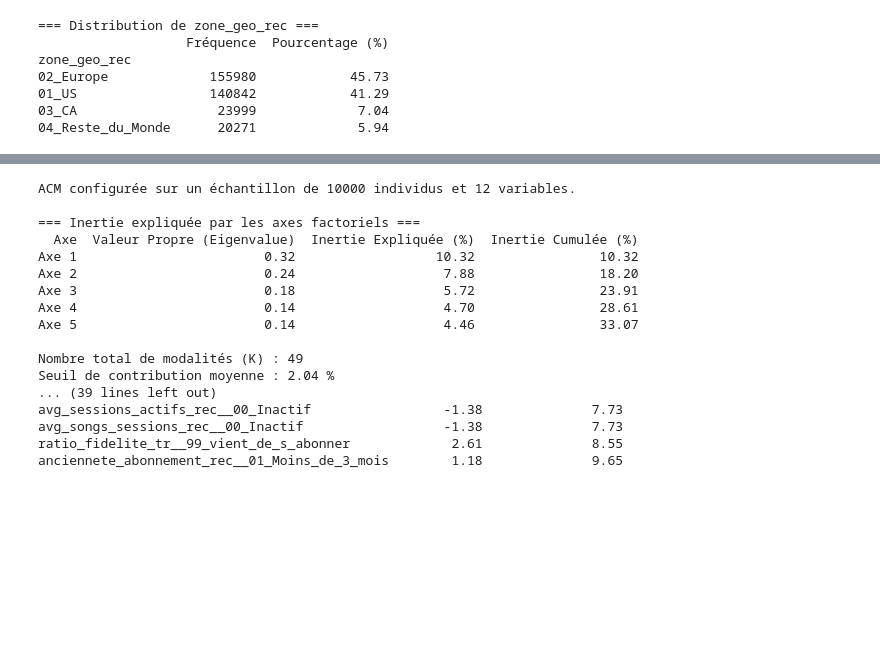
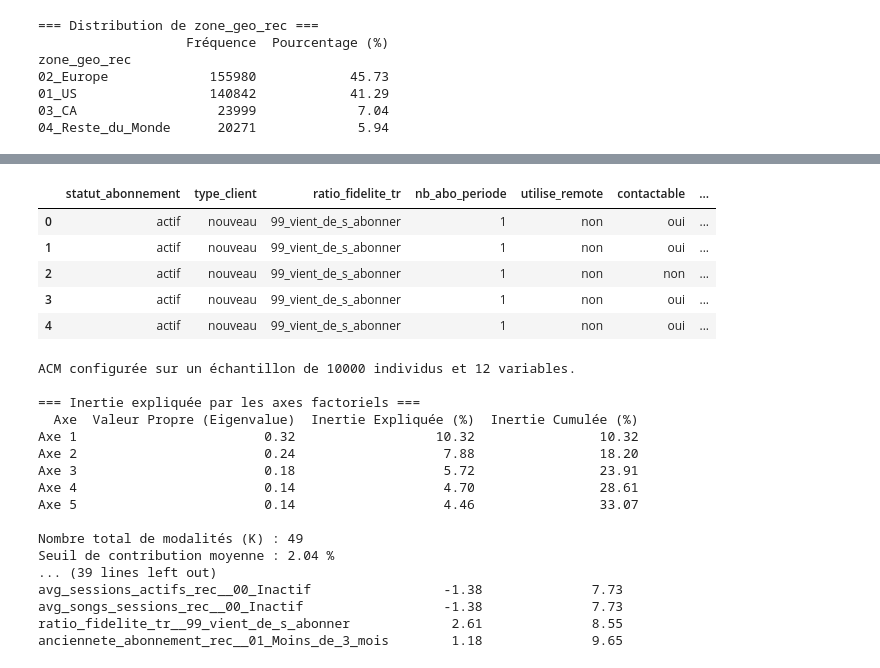
Before and after one commit to sebaarayacastro1/clustering, a Jupyter notebook: notebooks/main.ipynb, the cells around one changed output, grey strips where cells are left out. Saved outputs shown, nothing was run; the diff lists cells and outputs as text; code cells hidden in the pictures; blank space fills up the shorter version.

```diff
--- a/notebooks/main.ipynb
+++ b/notebooks/main.ipynb
@@ -819,6 +819,7 @@ zone_geo_rec
 # - Variables sans pouvoir explicatif (modalité quasi-unique / variance nulle)
 vars_a_supprimer = [
     # Variables recodées
+    'id_anonyme',
     'anciennete_client_tr',
     'anciennete_abonnement_tr',
     'methode_paiement',
@@ -877,5 +879,12 @@ for var in var_quali:
 # %%
-data_clean.info()
+data_clean.head()
+# %% [output]
+|  | statut_abonnement | type_client | ratio_fidelite_tr | nb_abo_periode | utilise_remote | contactable | ... |
+| 0 | actif | nouveau | 99_vient_de_s_abonner | 1 | non | oui | ... |
+| 1 | actif | nouveau | 99_vient_de_s_abonner | 1 | non | oui | ... |
+| 2 | actif | nouveau | 99_vient_de_s_abonner | 1 | non | non | ... |
+| 3 | actif | nouveau | 99_vient_de_s_abonner | 1 | non | oui | ... |
+| 4 | actif | nouveau | 99_vient_de_s_abonner | 1 | non | oui | ... |
 # %%
 # ===== ACM =====
 
```
Also changed, not shown: parts of 1 cell of this notebook.
